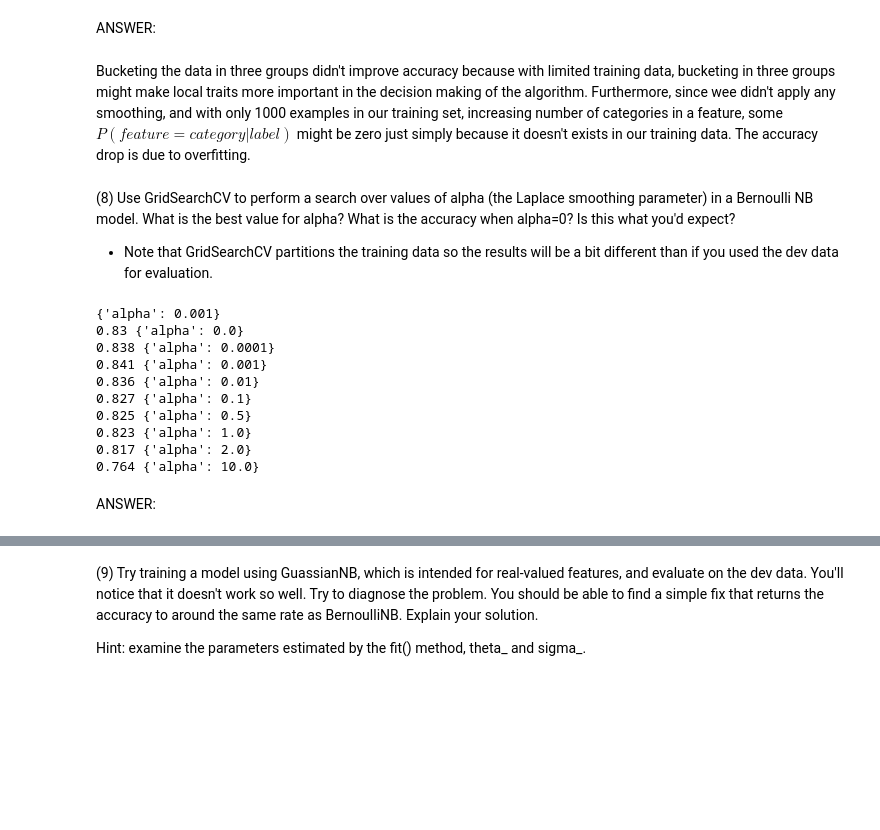
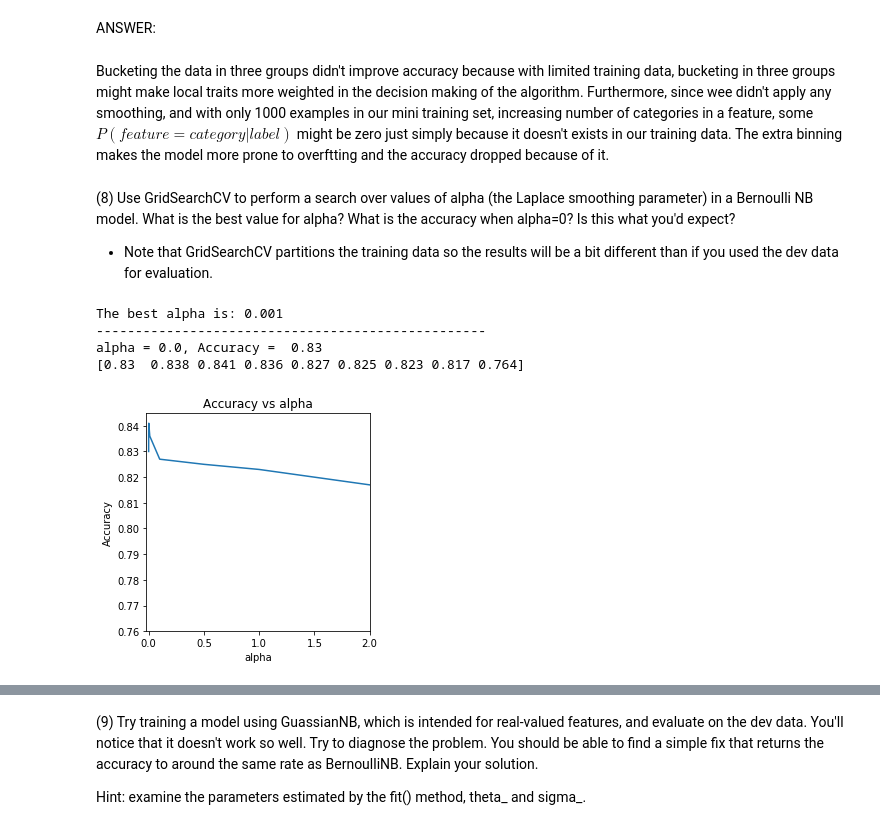
Before and after one commit to erikhou45/ucb-w207-applied-ml, a Jupyter notebook: projects/Erik_Hou_p1.ipynb, the cells around one changed output, grey strips where cells are left out. Drawn from its saved outputs; the diff is of its cells as text; code cells hidden in the pictures; blank space fills up the shorter version.

```diff
--- a/projects/Erik_Hou_p1.ipynb
+++ b/projects/Erik_Hou_p1.ipynb
@@ -631,39 +631,45 @@ Accuracy of MultinomialNB: 0.806
 # %% [markdown]
 ANSWER:
 # %% [markdown]
-Bucketing the data in three groups didn't improve accuracy because with limited training data, bucketing in three groups might make local traits more important in the decision making of the algorithm. Furthermore, since wee didn't apply any smoothing, and with only 1000 examples in our training set, increasing number of categories in a feature, some $P(feature=category|label)$ might be zero just simply because it doesn't exists in our training data. The accuracy drop is due to overfitting.
+Bucketing the data in three groups didn't improve accuracy because with limited training data, bucketing in three groups might make local traits more weighted in the decision making of the algorithm. Furthermore, since wee didn't apply any smoothing, and with only 1000 examples in our mini training set, increasing number of categories in a feature, some $P(feature=category|label)$ might be zero just simply because it doesn't exists in our training data. The extra binning makes the model more prone to overftting and the accuracy dropped because of it.
 # %% [markdown]
 (8) Use GridSearchCV to perform a search over values of alpha (the Laplace smoothing parameter) in a Bernoulli NB model. What is the best value for alpha? What is the accuracy when alpha=0? Is this what you'd expect?
 
 - Note that GridSearchCV partitions the training data so the results will be a bit different than if you used the dev data for evaluation.
 # %%
-# def P8(alphas):
+def P8(alphas):
 
 ### STUDENT START ###
-alphas = {'alpha': [0.0, 0.0001, 0.001, 0.01, 0.1, 0.5, 1.0, 2.0, 10.0]}
-bnb = BernoulliNB()
-grid_search = GridSearchCV(bnb, alphas, cv=5)
+    alphas = {'alpha': [0.0, 0.0001, 0.001, 0.01, 0.1, 0.5, 1.0, 2.0, 10.0]}
+    bnb = BernoulliNB()
+    grid_search = GridSearchCV(bnb, alphas, cv=5)
 
-grid_search.fit(bin_mini_train_data, mini_train_labels)
+    grid_search.fit(bin_mini_train_data, mini_train_labels)
 
-print(grid_search.best_params_)
+    print('The best alpha is:', grid_search.best_params_['alpha'])
+    print('-'*50)
+    cvres = grid_search.cv_results_
+
+    for mean_score, params in zip(cvres["mean_test_score"], cvres["params"]):
+        if params['alpha'] == 0:
+            print('alpha =', '%s,' %params['alpha'], 'Accuracy = ', mean_score)
+
+    print(cvres["mean_test_score"])
+    plt.figure(figsize=(4, 4))
+    plt.plot(alphas['alpha'], cvres["mean_test_score"])
+
+    plt.xlabel("alpha")
+    plt.ylabel("Accuracy")
+    plt.xlim((-0.02, 2))
+    plt.title('Accuracy vs alpha')
+
+    alphas = {'alpha': [0.0, 0.0001, 0.001, 0.01, 0.1, 0.5, 1.0, 2.0, 10.0]}
 
 ### STUDENT END ###
-
-cvres = grid_search.cv_results_
-for mean_score, params in zip(cvres["mean_test_score"], cvres["params"]):
-    print(mean_score, params)
-
-alphas = {'alpha': [0.0, 0.0001, 0.001, 0.01, 0.1, 0.5, 1.0, 2.0, 10.0]}
-#nb = P8(alphas)
+P8(alphas)
 # %% [output]
-{'alpha': 0.001}
-0.83 {'alpha': 0.0}
-0.838 {'alpha': 0.0001}
-0.841 {'alpha': 0.001}
-0.836 {'alpha': 0.01}
-0.827 {'alpha': 0.1}
-0.825 {'alpha': 0.5}
-0.823 {'alpha': 1.0}
-0.817 {'alpha': 2.0}
-0.764 {'alpha': 10.0}
+The best alpha is: 0.001
+--------------------------------------------------
+alpha = 0.0, Accuracy =  0.83
+[0.83  0.838 0.841 0.836 0.827 0.825 0.823 0.817 0.764]
+[figure, added]
@@ -672,2 +675,0 @@ alphas = {'alpha': [0.0, 0.0001, 0.001, 0.01, 0.1, 0.5, 1.0, 2.0, 10.0]}
-# %% [markdown]
-ANSWER:
```
Also changed, not shown: parts of 4 cells of this notebook.
